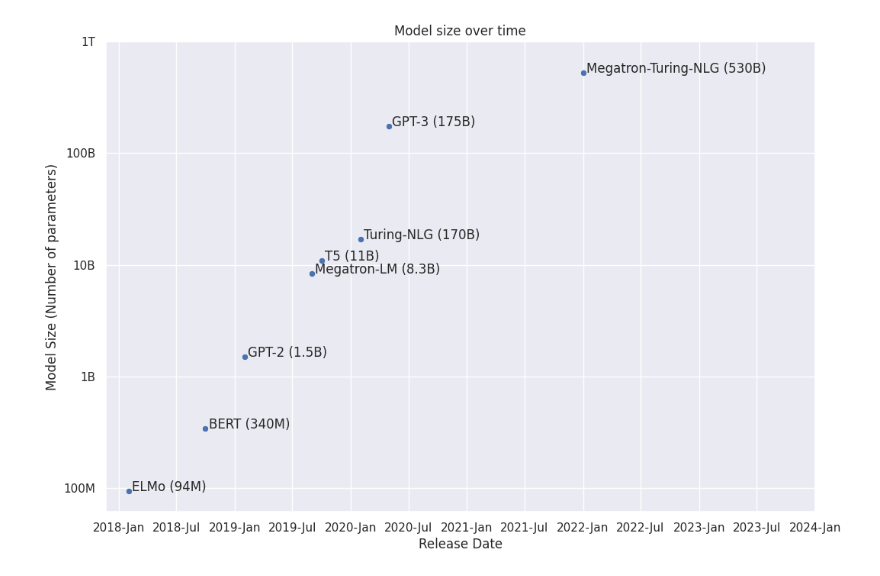
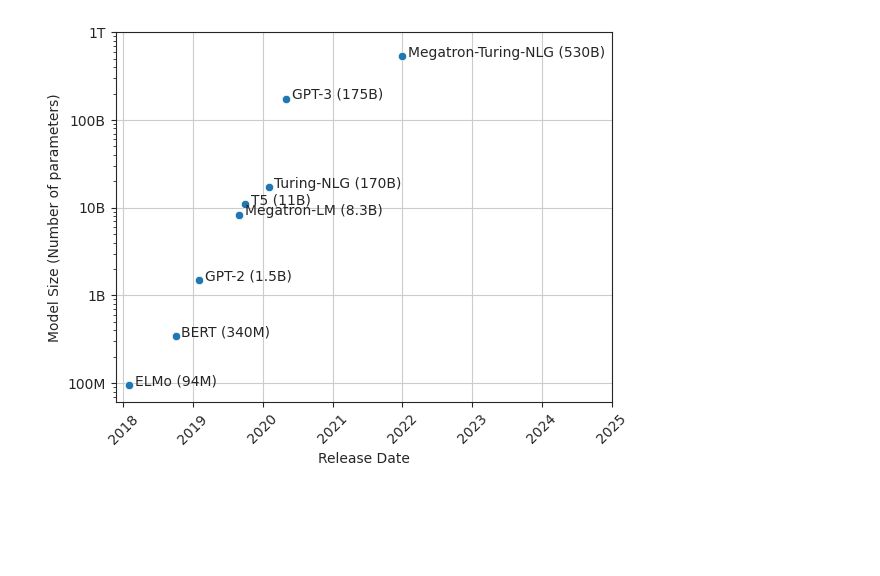
Before and after one commit to IAL32/TUMThesis, a Jupyter notebook: viz/chapter_01/model-size-over-time.ipynb, the cells around one changed output. Cells and saved outputs as stored; diff of their text form; code cells hidden in the pictures; blank space fills up the shorter version.

```diff
--- a/viz/chapter_01/model-size-over-time.ipynb
+++ b/viz/chapter_01/model-size-over-time.ipynb
@@ -1,35 +1,35 @@
 # %%
 import os
 import seaborn as sns
 import pandas as pd
 import matplotlib.pyplot as plt
 import matplotlib.ticker as ticker
 from matplotlib.dates import DateFormatter
 import datetime
 import numpy as np
 
-data = pd.read_csv(os.path.abspath('') + '/model-size-over-time.csv', parse_dates=True)
+data = pd.read_csv(os.path.abspath('') + '/model-size-over-time.csv',
+                   parse_dates=True)
 data['date'] = pd.to_datetime(data['date'])
 
-fig = plt.figure()
+sns.set_style("ticks", {'axes.grid': True})
 
-sns.set(rc={'figure.figsize':(12, 8)})
-ax = sns.scatterplot(data, x='date', y='parameters')
-
+ax = sns.scatterplot(data, x="date", y="parameters")
 ax.set(yscale='log')
-ax.set(title='Model size over time', xlabel='Release Date', ylabel='Model Size (Number of parameters)')
-x_dates = pd.date_range(start='2018-01-01', end='2024-01-01', freq='6MS')
-ax.xaxis.set_ticks(x_dates)
-ax.xaxis.set_major_formatter(DateFormatter('%Y-%b'))
-
+ax.set(xlabel='Release Date',
+       ylabel='Model Size (Number of parameters)')
 ax.yaxis.set_ticks([1e8, 1e9, 1e10, 1e11, 1e12])
 ax.yaxis.set_ticklabels(["100M", "1B", "10B", "100B", "1T"])
+ax.set_xticklabels(ax.get_xticklabels(), rotation=45)
+
+x_dates = pd.date_range(start='2018-01-01', end='2025-06-01', freq='12MS')
+ax.xaxis.set_ticks(x_dates)
+ax.xaxis.set_major_formatter(DateFormatter('%Y'))
 
 for i, point in data.iterrows():
-    ax.text(point['date'] + datetime.timedelta(days=10), point['parameters'], point['model'])
+    ax.text(point['date'] + datetime.timedelta(days=30), point['parameters'],
+            point['model'])
 
-plt.show()
-
-fig.savefig('../../figures/model-size-over-time.pdf')
+ax.figure.savefig('../../figures/model-size-over-time.pdf', bbox_inches="tight")
 # %% [output]
-[figure, old version]
+[figure, new version]
```
Also changed, not shown: 14 other files.
